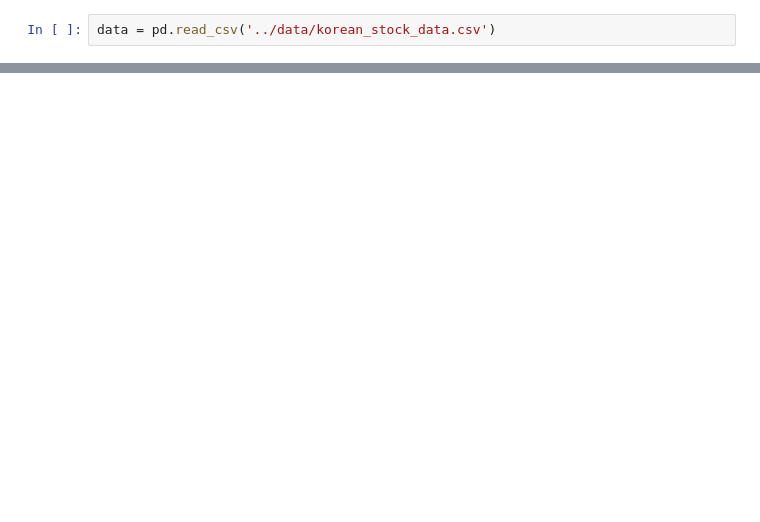
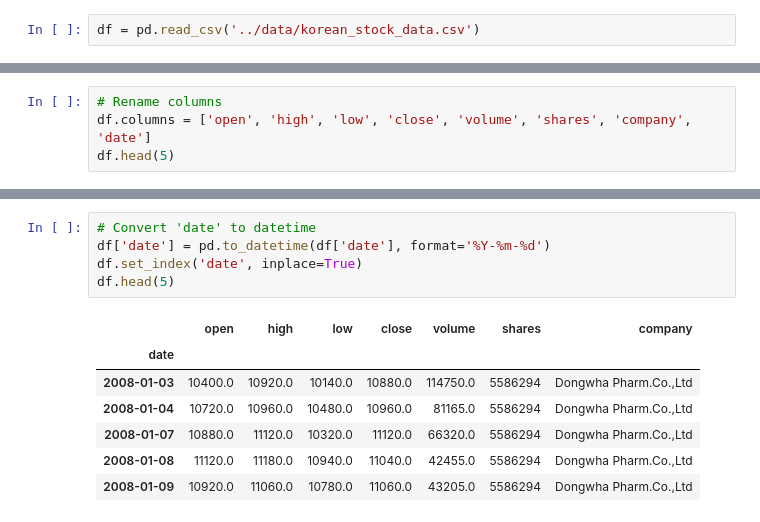
Before and after one commit to Seavleu/stock_predrediction_strategy, a Jupyter notebook: notebooks/exploration.ipynb, the cells around one changed output, grey strips where cells are left out. Saved outputs shown, nothing was run; the diff lists cells and outputs as text; blank space fills up the shorter version.

```diff
--- a/notebooks/exploration.ipynb
+++ b/notebooks/exploration.ipynb
@@ -3,2 +24,2 @@ import pandas as pd
 # %%
-data = pd.read_csv('../data/korean_stock_data.csv')
+df = pd.read_csv('../data/korean_stock_data.csv')
@@ -13,0 +26,4 @@ data.head(5)
+# %%
+# Rename columns
+df.columns = ['open', 'high', 'low', 'close', 'volume', 'shares', 'company', 'date']
+df.head(5)
@@ -13,0 +37,13 @@ data.head(5)
+# %%
+# Convert 'date' to datetime
+df['date'] = pd.to_datetime(df['date'], format='%Y-%m-%d')
+df.set_index('date', inplace=True)
+df.head(5)
+# %% [output]
+|  | open | high | low | close | volume | shares | company |
+| date |  |  |  |  |  |  |  |
+| 2008-01-03 | 10400.0 | 10920.0 | 10140.0 | 10880.0 | 114750.0 | 5586294 | Dongwha Pharm.Co.,Ltd |
+| 2008-01-04 | 10720.0 | 10960.0 | 10480.0 | 10960.0 | 81165.0 | 5586294 | Dongwha Pharm.Co.,Ltd |
+| 2008-01-07 | 10880.0 | 11120.0 | 10320.0 | 11120.0 | 66320.0 | 5586294 | Dongwha Pharm.Co.,Ltd |
+| 2008-01-08 | 11120.0 | 11180.0 | 10940.0 | 11040.0 | 42455.0 | 5586294 | Dongwha Pharm.Co.,Ltd |
+| 2008-01-09 | 10920.0 | 11060.0 | 10780.0 | 11060.0 | 43205.0 | 5586294 | Dongwha Pharm.Co.,Ltd |
```
Also changed, not shown: parts of 29 cells of this notebook, 1 other file.
